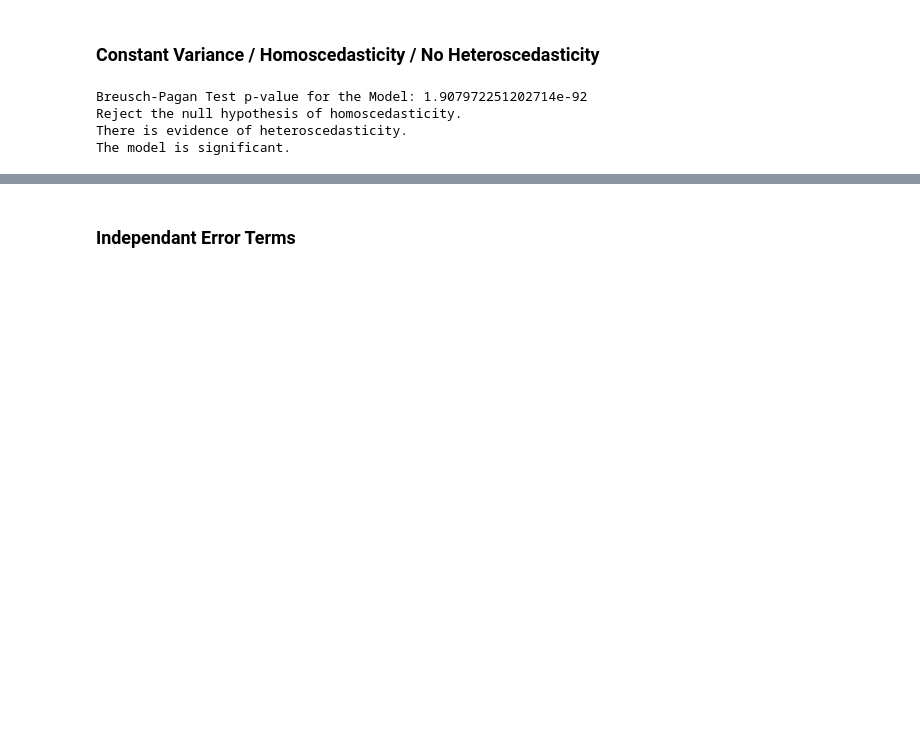
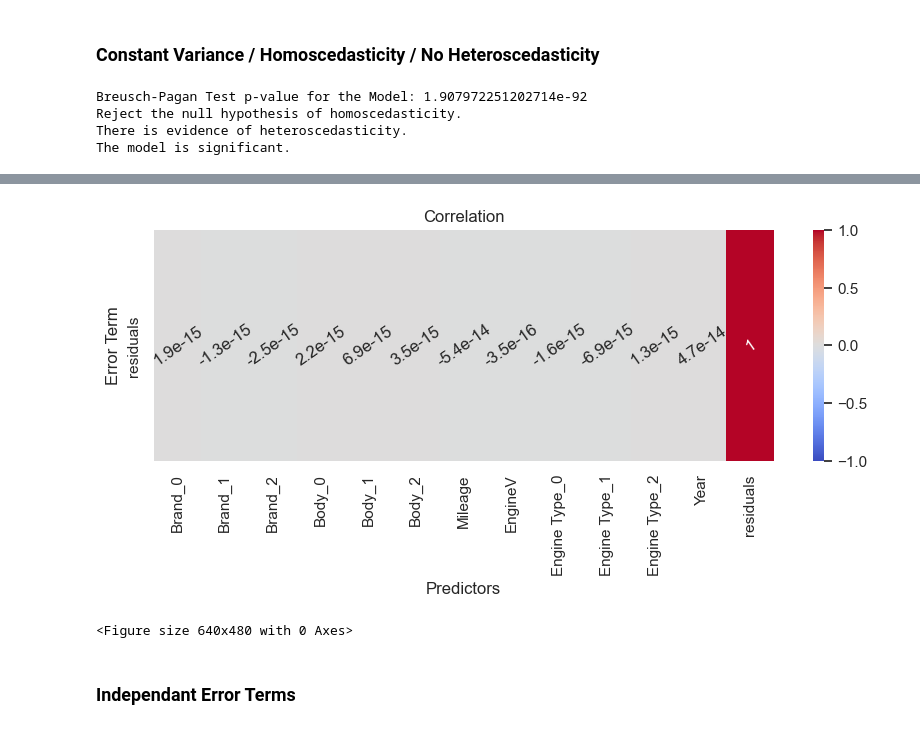
Before and after one commit to aldanajd/Data_Scientist, a Jupyter notebook: Machine Learning/Regression/Cars_price_estimator/Car_price_estimator.ipynb, the cells around one changed output, grey strips where cells are left out. Cells and saved outputs as stored; diff of their text form; code cells hidden in the pictures; blank space fills up the shorter version.

```diff
--- a/Machine Learning/Regression/Cars_price_estimator/Car_price_estimator.ipynb
+++ b/Machine Learning/Regression/Cars_price_estimator/Car_price_estimator.ipynb
@@ -336,0 +339,5 @@ The model is significant.
+# %%
+X["residuals"] = model.resid
+# %%
+resid_corr = X.corr().loc[["residuals"]]
+resid_corr
@@ -337,3 +347,22 @@ The model is significant.
+# %%
+# Heatmap of Numeric Values Only
+plt.figure(figsize=(10,3))
+sns.heatmap(resid_corr,
+            annot=True,
+            cmap='coolwarm',
+            vmin=-1,
+            vmax=1,
+            annot_kws={"rotation": 35}
+)
+
+plt.title('Correlation')
+plt.ylabel('Error Term')
+plt.xlabel('Predictors')
+plt.show()
+plt.clf()
+# %% [output]
+[figure, added]
+<Figure size 640x480 with 0 Axes>
 # %% [markdown]
 ### Independant Error Terms
 # %% [markdown]
```
Also changed, not shown: parts of 3 cells of this notebook.
